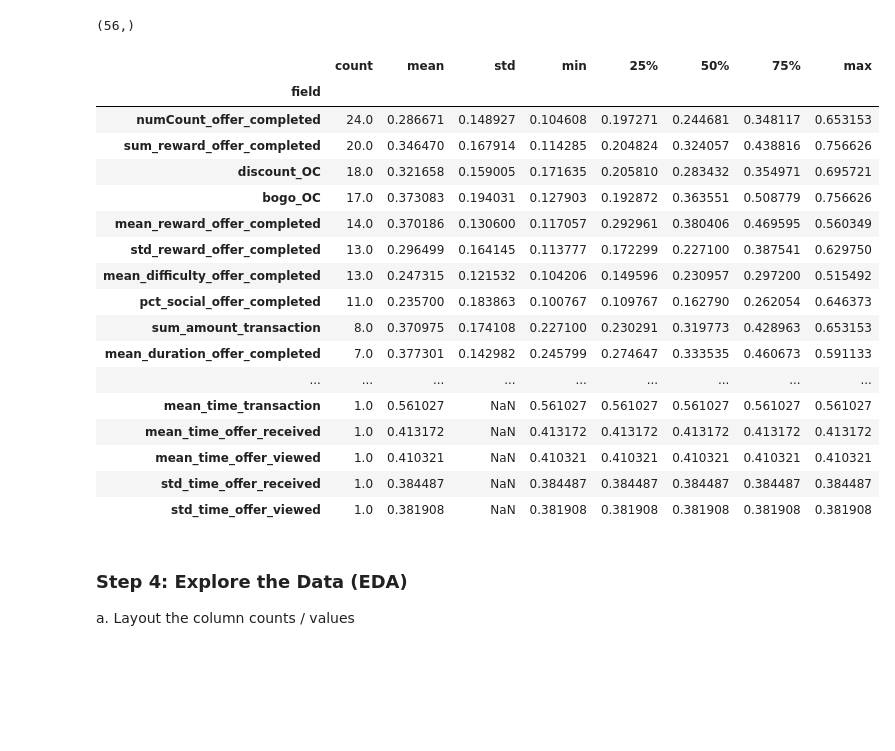
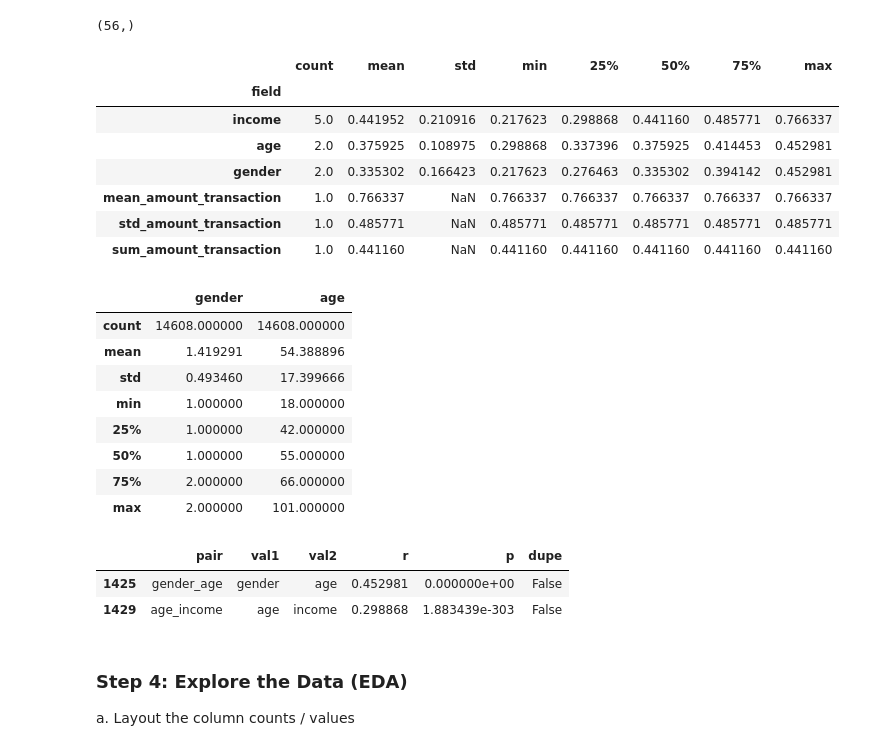
Before and after one commit to kiah-ucsd/DSE200, a Jupyter notebook: Mini_Project_2.ipynb, the cells around one changed output. Drawn from its saved outputs; the diff is of its cells as text; code cells hidden in the pictures; blank space fills up the shorter version.

```diff
--- a/Mini_Project_2.ipynb
+++ b/Mini_Project_2.ipynb
@@ -332,9 +332,17 @@ transaction_df = analysis_df('transaction')
 master_df = offer_received_df.merge(offer_viewed_df , left_on = 'person', right_on = 'person', how='left', suffixes=('_OR','_OV'))
 master_df = master_df.merge(offer_completed_df, left_on = 'person', right_on = 'person', how='left', suffixes = (None,'_OC'))
 master_df = master_df.merge(transaction_df, left_on = 'person', right_on = 'person', how='left', suffixes = (None,'_TR'))
-master_df.event = master_df.event.fillna(master_df['event_OR']).fillna(master_df['event_OV']).fillna(master_df['event_TR'])
+# master_df.loc[~(master_df.event_OR.isna()), 'event_OR'] = 1
+# master_df.loc[~(master_df.event_OV.isna()), 'event_OV'] = 1
+# master_df.loc[~(master_df.event_OC.isna()), 'event_OC'] = 1
+# master_df.loc[~(master_df.event_TR.isna()), 'event_TR'] = 1
+# master_df.event_OR = master_df.event_OR.fillna(0)
+# master_df.event_OV = master_df.event_OR.fillna(0)
+# master_df.event_OC = master_df.event_OR.fillna(0)
+# master_df.event_TR = master_df.event_OR.fillna(0)
+
 master_df.rename(columns = {'discount':'discount_OC', 'bogo':'bogo_OC'}, inplace=True)
-master_df.drop(columns=['event_OR','event_OV', 'event_TR'], inplace=True)
+# master_df.drop(columns=['event_OR','event_OV', 'event_TR'], inplace=True)
 
 #join master_df with profile_df, map gender 1 == M, 2 == F, 3== idk for spearmans r correlation
 master_df = master_df.merge(profile_df, left_on = 'person',right_on = 'person', how='left')
@@ -528,33 +528,23 @@ master_df.columns.shape
 (56,)
 # %%
 #find correlations related to offer completed
-offer_completed_corr_df = corr_df.loc[(corr_df.pair.str.contains('OC|completed'))
+offer_completed_corr_df = corr_df.loc[(~corr_df.pair.str.contains('OC|OR|OV|offer'))
     & (corr_df.r > 0.1)
     & (corr_df.p < 0.05)
     & (corr_df.dupe == False)].sort_values(by='r',ascending=False)
 # offer_completed_corr_df
 
 #show the most common parameters that are associated with positive r values, sorted by highest count then highest mean
 pos_corr_OC = offer_completed_corr_df.melt(id_vars=['pair','r'], value_vars =['val1','val2'], value_name = 'field')\
     .groupby('field')['r'].describe()\
     .sort_values(by=['count','mean'], ascending=False)
 pos_corr_OC
 # %% [output]
 |  | count | mean | std | min | 25% | 50% | 75% | max |
 | field |  |  |  |  |  |  |  |  |
-| numCount_offer_completed | 24.0 | 0.286671 | 0.148927 | 0.104608 | 0.197271 | 0.244681 | 0.348117 | 0.653153 |
-| sum_reward_offer_completed | 20.0 | 0.346470 | 0.167914 | 0.114285 | 0.204824 | 0.324057 | 0.438816 | 0.756626 |
-| discount_OC | 18.0 | 0.321658 | 0.159005 | 0.171635 | 0.205810 | 0.283432 | 0.354971 | 0.695721 |
-| bogo_OC | 17.0 | 0.373083 | 0.194031 | 0.127903 | 0.192872 | 0.363551 | 0.508779 | 0.756626 |
-| mean_reward_offer_completed | 14.0 | 0.370186 | 0.130600 | 0.117057 | 0.292961 | 0.380406 | 0.469595 | 0.560349 |
-| std_reward_offer_completed | 13.0 | 0.296499 | 0.164145 | 0.113777 | 0.172299 | 0.227100 | 0.387541 | 0.629750 |
-| mean_difficulty_offer_completed | 13.0 | 0.247315 | 0.121532 | 0.104206 | 0.149596 | 0.230957 | 0.297200 | 0.515492 |
-| pct_social_offer_completed | 11.0 | 0.235700 | 0.183863 | 0.100767 | 0.109767 | 0.162790 | 0.262054 | 0.646373 |
-| sum_amount_transaction | 8.0 | 0.370975 | 0.174108 | 0.227100 | 0.230291 | 0.319773 | 0.428963 | 0.653153 |
-| mean_duration_offer_completed | 7.0 | 0.377301 | 0.142982 | 0.245799 | 0.274647 | 0.333535 | 0.460673 | 0.591133 |
-| ... | ... | ... | ... | ... | ... | ... | ... | ... |
-| mean_time_transaction | 1.0 | 0.561027 | NaN | 0.561027 | 0.561027 | 0.561027 | 0.561027 | 0.561027 |
-| mean_time_offer_received | 1.0 | 0.413172 | NaN | 0.413172 | 0.413172 | 0.413172 | 0.413172 | 0.413172 |
-| mean_time_offer_viewed | 1.0 | 0.410321 | NaN | 0.410321 | 0.410321 | 0.410321 | 0.410321 | 0.410321 |
-| std_time_offer_received | 1.0 | 0.384487 | NaN | 0.384487 | 0.384487 | 0.384487 | 0.384487 | 0.384487 |
-| std_time_offer_viewed | 1.0 | 0.381908 | NaN | 0.381908 | 0.381908 | 0.381908 | 0.381908 | 0.381908 |
+| income | 5.0 | 0.441952 | 0.210916 | 0.217623 | 0.298868 | 0.441160 | 0.485771 | 0.766337 |
+| age | 2.0 | 0.375925 | 0.108975 | 0.298868 | 0.337396 | 0.375925 | 0.414453 | 0.452981 |
+| gender | 2.0 | 0.335302 | 0.166423 | 0.217623 | 0.276463 | 0.335302 | 0.394142 | 0.452981 |
+| mean_amount_transaction | 1.0 | 0.766337 | NaN | 0.766337 | 0.766337 | 0.766337 | 0.766337 | 0.766337 |
+| std_amount_transaction | 1.0 | 0.485771 | NaN | 0.485771 | 0.485771 | 0.485771 | 0.485771 | 0.485771 |
+| sum_amount_transaction | 1.0 | 0.441160 | NaN | 0.441160 | 0.441160 | 0.441160 | 0.441160 | 0.441160 |
@@ -561,3 +555,21 @@ pos_corr_OC
+# %%
+master_df.loc[~(master_df.gender == 3)][['gender','age']].describe()
+# %% [output]
+|  | gender | age |
+| count | 14608.000000 | 14608.000000 |
+| mean | 1.419291 | 54.388896 |
+| std | 0.493460 | 17.399666 |
+| min | 1.000000 | 18.000000 |
+| 25% | 1.000000 | 42.000000 |
+| 50% | 1.000000 | 55.000000 |
+| 75% | 2.000000 | 66.000000 |
+| max | 2.000000 | 101.000000 |
+# %%
+age_corr_df
+# %% [output]
+|  | pair | val1 | val2 | r | p | dupe |
+| 1425 | gender_age | gender | age | 0.452981 | 0.000000e+00 | False |
+| 1429 | age_income | age | income | 0.298868 | 1.883439e-303 | False |
 # %% [markdown]
 ### Step 4: Explore the Data (EDA)
 a. Layout the column counts / values
```
Also changed, not shown: parts of 7 cells of this notebook.
